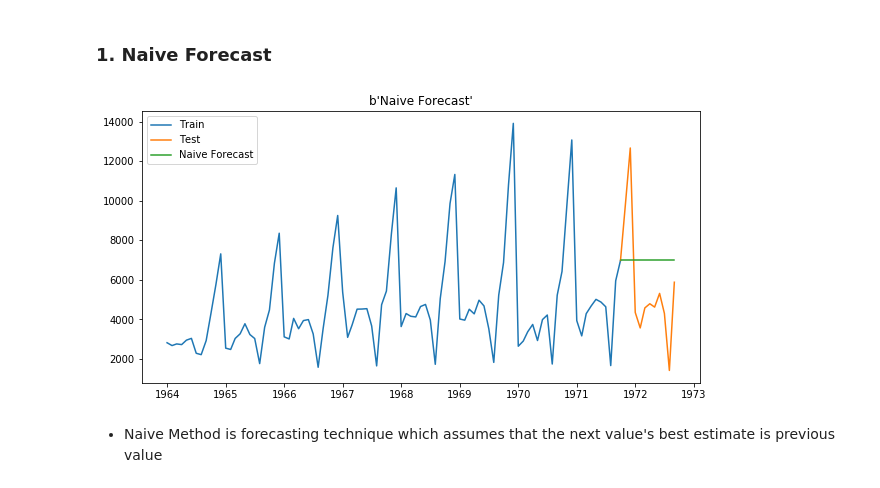
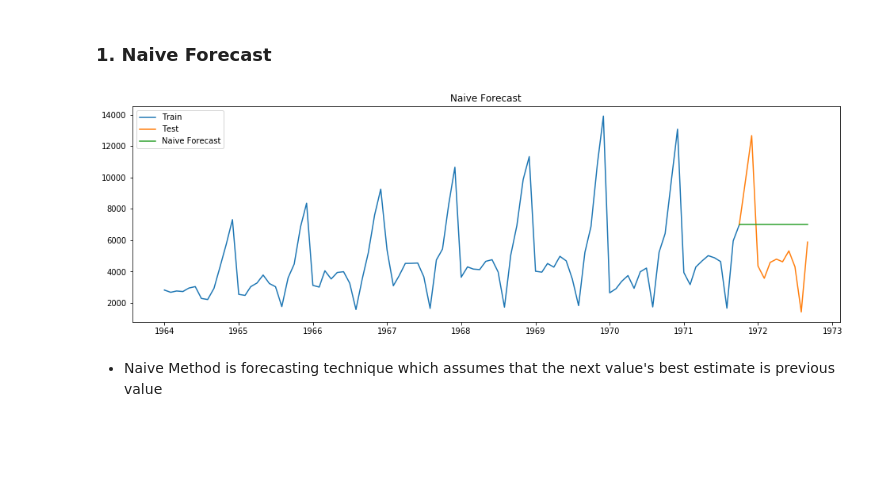
Before and after one commit to yashkanakia/Python, a Jupyter notebook: Time Series Analysis/Champagne_Sales_Forecasting/TimeSeries_ChampagneDataset.ipynb, the cells around one changed output. Cells and saved outputs as stored; diff of their text form; code cells hidden in the pictures; blank space fills up the shorter version.

```diff
--- a/Time Series Analysis/Champagne_Sales_Forecasting/TimeSeries_ChampagneDataset.ipynb
+++ b/Time Series Analysis/Champagne_Sales_Forecasting/TimeSeries_ChampagneDataset.ipynb
@@ -88,16 +98,16 @@ plt.show()
 # %%
 dd= np.asarray(train.Sales)
 y_hat = test.copy()
 y_hat['naive'] = dd[len(dd)-1]
-plt.figure(figsize=(10,5))
+plt.figure(figsize=(16,5))
 plt.plot(train.index, train['Sales'], label='Train')
 plt.plot(test.index,test['Sales'], label='Test')
 plt.plot(y_hat.index,y_hat['naive'], label='Naive Forecast')
 plt.legend(loc='best')
-plt.title(b"Naive Forecast")
+plt.title("Naive Forecast")
 plt.show()
 # %% [output]
-[figure, old version]
+[figure, new version]
 # %% [markdown]
 - Naive Method is forecasting technique which assumes that the next value's best estimate is previous value
 # %%
```
Also changed, not shown: parts of 42 cells of this notebook.
